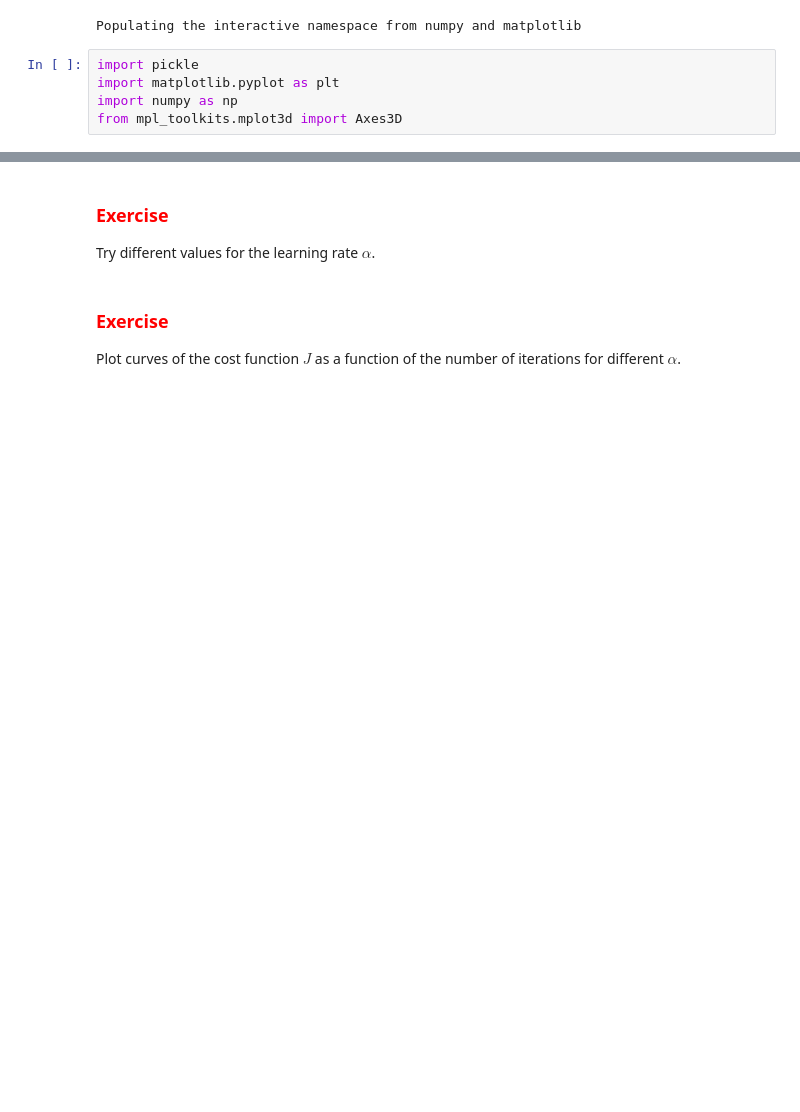
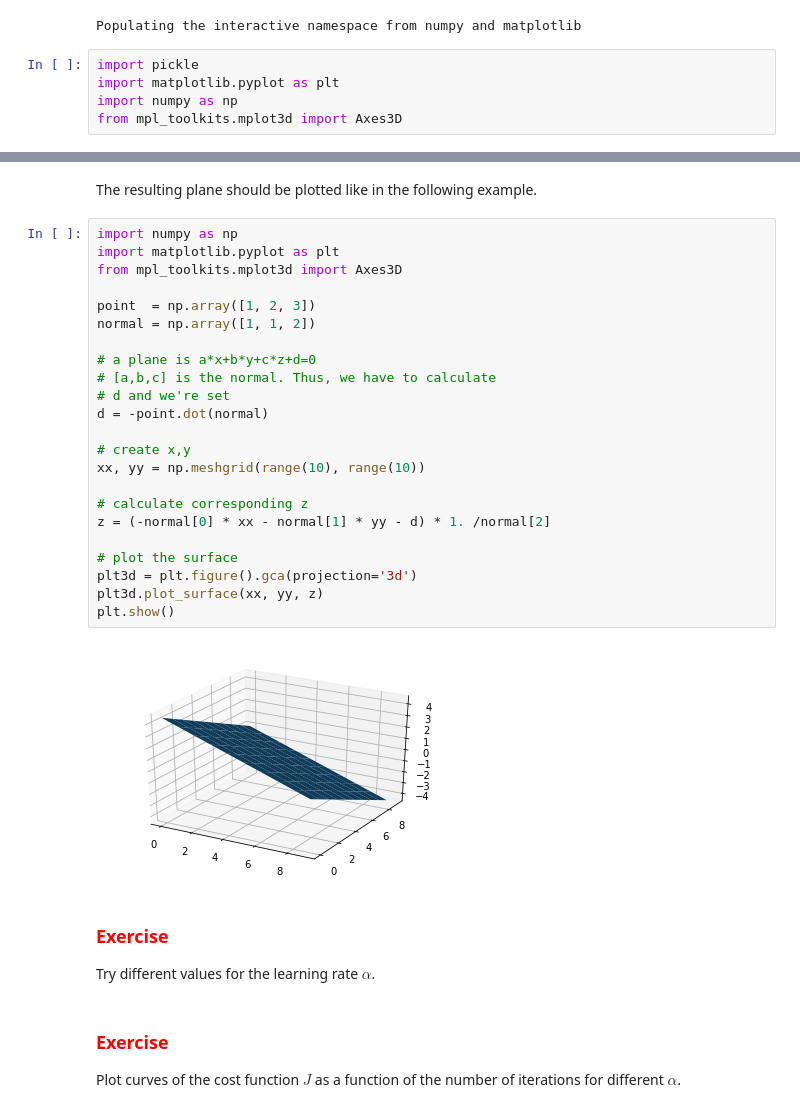
Before and after one commit to bqUAB/par_practices, a Jupyter notebook: a-Introduction/P0.ipynb, the cells around one changed output, grey strips where cells are left out. Saved outputs shown, nothing was run; the diff lists cells and outputs as text; blank space fills up the shorter version.

```diff
--- a/a-Introduction/P0.ipynb
+++ b/a-Introduction/P0.ipynb
@@ -929,3 +984,30 @@ from mpl_toolkits.mplot3d import Axes3D
+# %% [markdown]
+The resulting plane should be plotted like in the following example.
+# %%
+import numpy as np
+import matplotlib.pyplot as plt
+from mpl_toolkits.mplot3d import Axes3D
+
+point  = np.array([1, 2, 3])
+normal = np.array([1, 1, 2])
+
+# a plane is a*x+b*y+c*z+d=0
+# [a,b,c] is the normal. Thus, we have to calculate
+# d and we're set
+d = -point.dot(normal)
+
+# create x,y
+xx, yy = np.meshgrid(range(10), range(10))
+
+# calculate corresponding z
+z = (-normal[0] * xx - normal[1] * yy - d) * 1. /normal[2]
+
+# plot the surface
+plt3d = plt.figure().gca(projection='3d')
+plt3d.plot_surface(xx, yy, z)
+plt.show()
+# %% [output]
+[figure, added]
 # %% [markdown]
 ### <font color='red'>Exercise</font>
 
```
Also changed, not shown: parts of 5 cells of this notebook, 1 other file.
